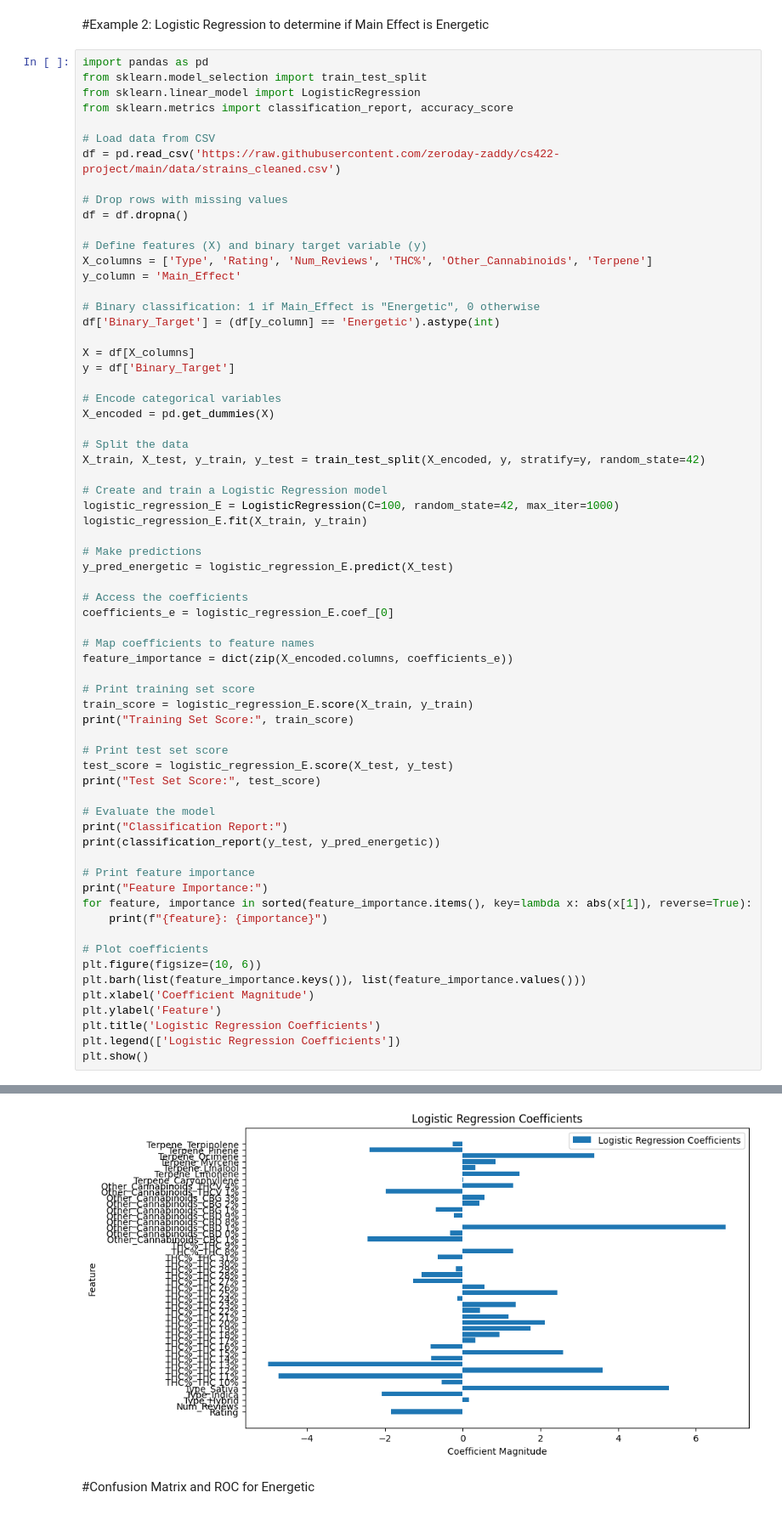
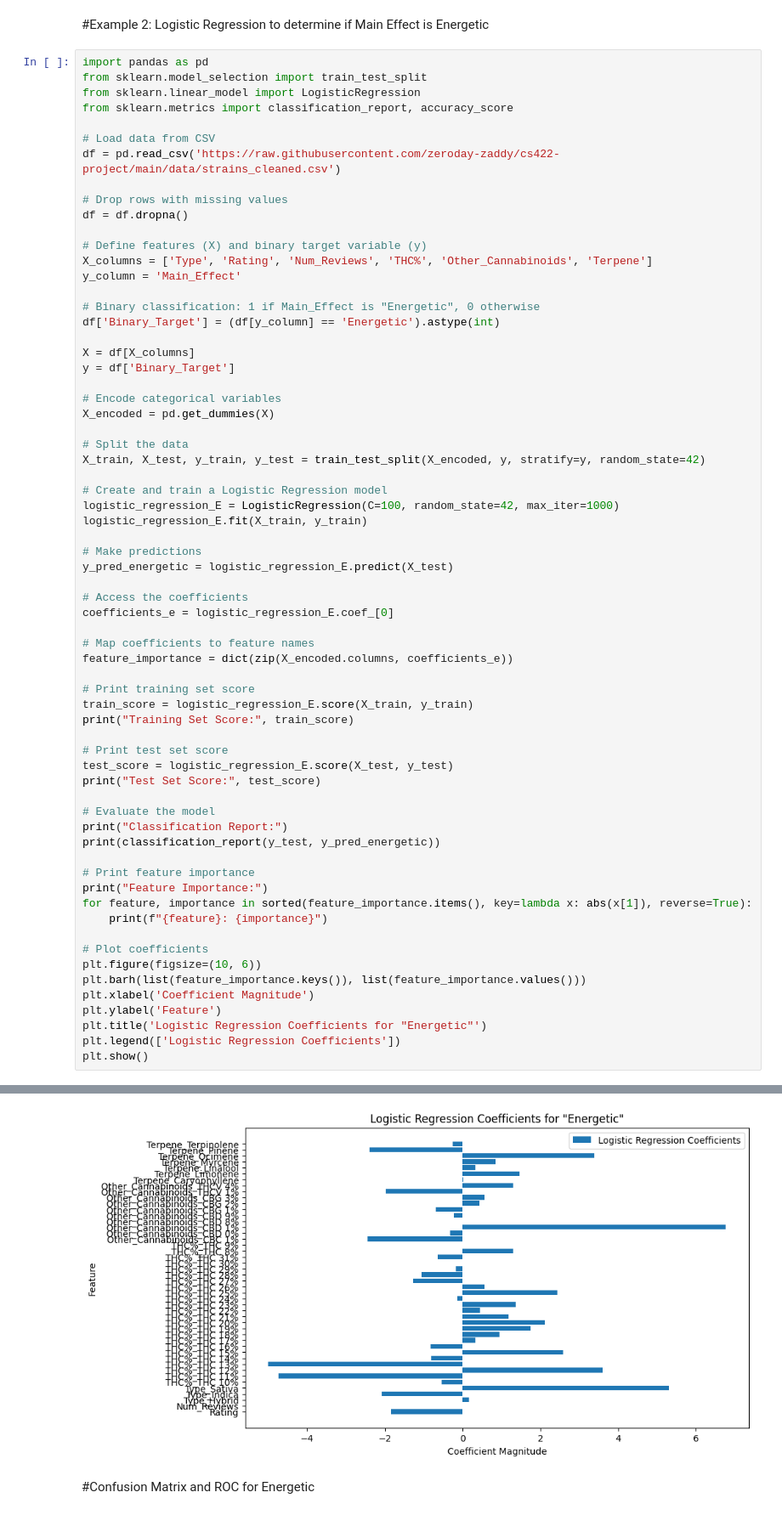
Before and after one commit to zeroday-zaddy/cs422-project, a Jupyter notebook: project.ipynb, the cells around one changed output, grey strips where cells are left out. Shown at 85% size. Saved outputs shown, nothing was run; the diff lists cells and outputs as text.

```diff
--- a/project.ipynb
+++ b/project.ipynb
@@ -474,35 +474,35 @@ print(classification_report(y_test, y_pred_energetic))
 # Print feature importance
 print("Feature Importance:")
 for feature, importance in sorted(feature_importance.items(), key=lambda x: abs(x[1]), reverse=True):
     print(f"{feature}: {importance}")
 
 # Plot coefficients
 plt.figure(figsize=(10, 6))
 plt.barh(list(feature_importance.keys()), list(feature_importance.values()))
 plt.xlabel('Coefficient Magnitude')
 plt.ylabel('Feature')
-plt.title('Logistic Regression Coefficients')
+plt.title('Logistic Regression Coefficients for "Energetic"')
 plt.legend(['Logistic Regression Coefficients'])
 plt.show()
 # %% [output]
 Training Set Score: 0.9395348837209302
 Test Set Score: 0.8680555555555556
 Classification Report:
               precision    recall  f1-score   support
 
            0       0.93      0.91      0.92       124
            1       0.52      0.60      0.56        20
 
     accuracy                           0.87       144
    macro avg       0.73      0.76      0.74       144
 weighted avg       0.88      0.87      0.87       144
 
 ... (43 lines left out)
 Num_Reviews: 0.0002877318030551586
 THC%_THC 30%: 0.0
 THC%_THC 9%: 0.0
 Other_Cannabinoids_CBD 8%: 0.0
-[figure, old version]
+[figure, new version]
 # %% [markdown]
 #Confusion Matrix and ROC for Energetic
 # %%
```
Also changed, not shown: parts of 3 cells of this notebook.
